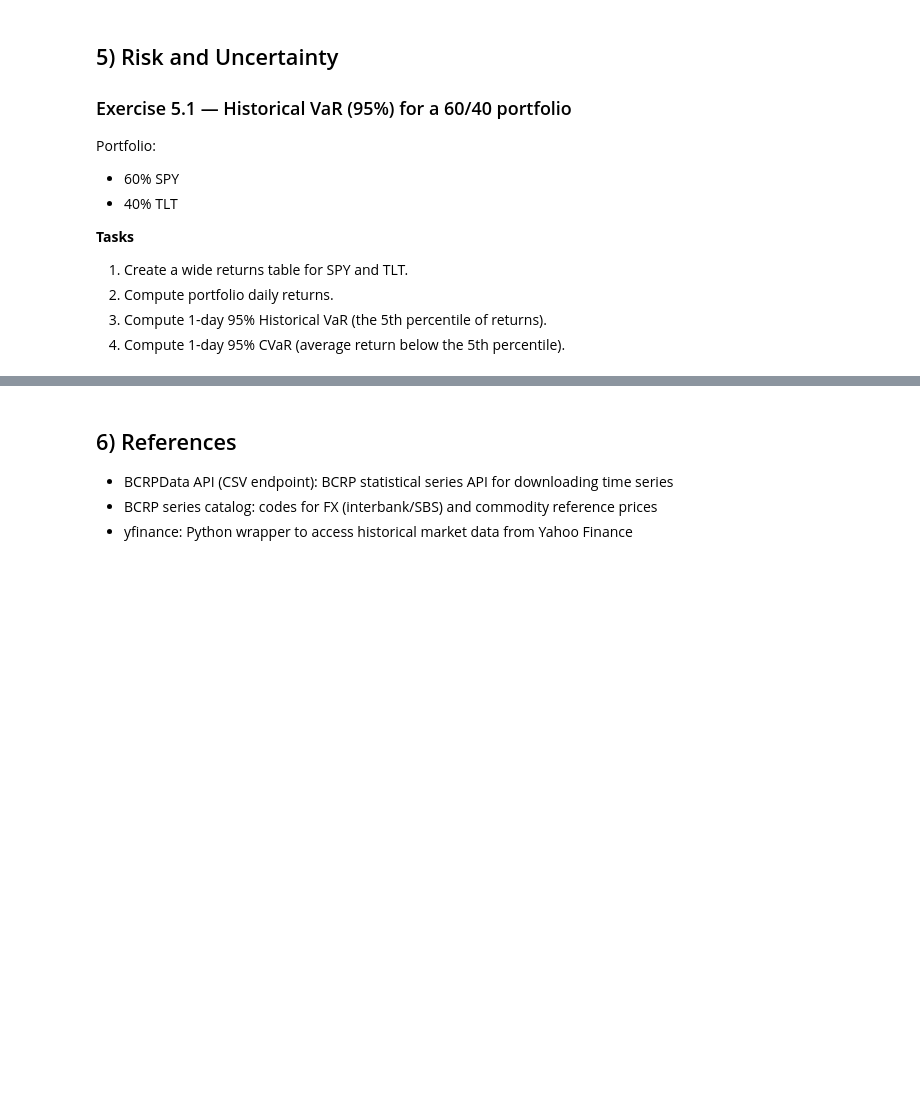
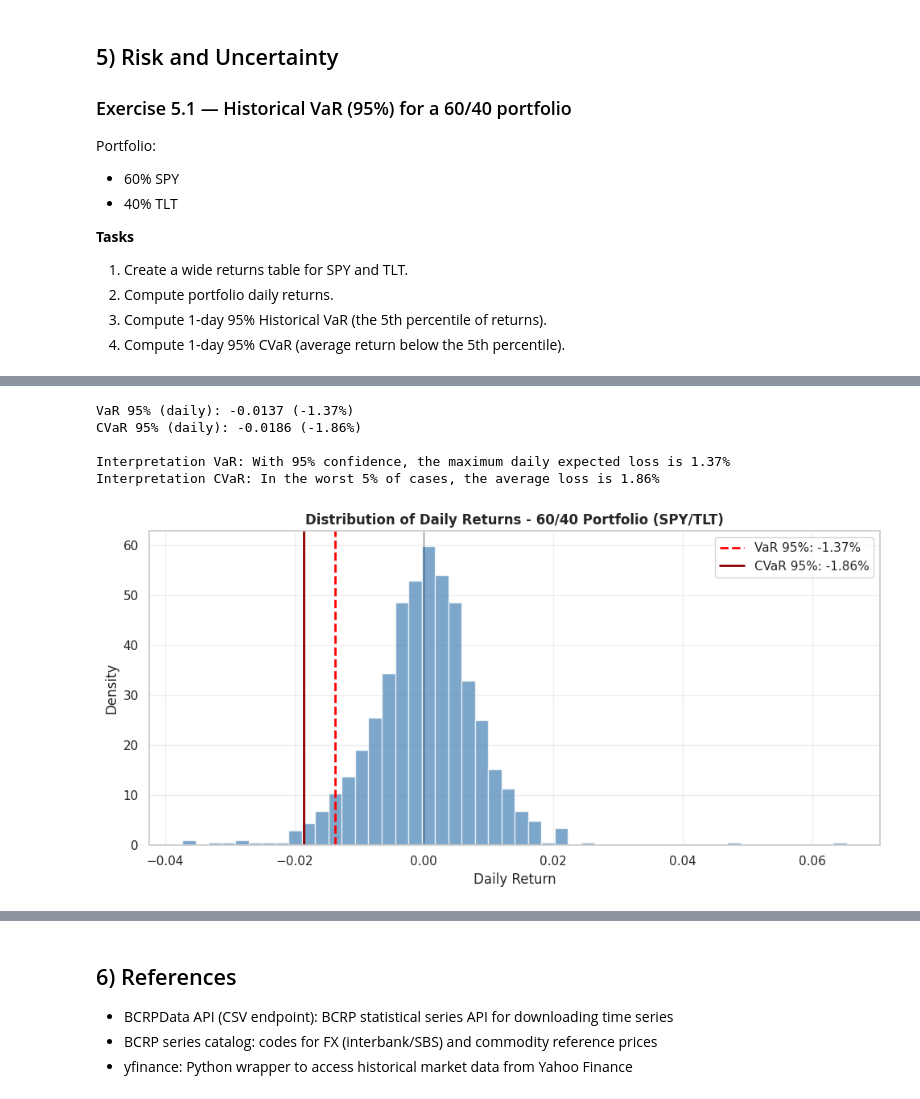
Before and after one commit to anzonyquispe/Python-for-Finance, a Jupyter notebook: homeworks/Assignment_3/Group 6.ipynb, the cells around one changed output, grey strips where cells are left out. Drawn from its saved outputs; the diff is of its cells as text; code cells hidden in the pictures; blank space fills up the shorter version.

```diff
--- a/homeworks/Assignment_3/Group 6.ipynb
+++ b/homeworks/Assignment_3/Group 6.ipynb
@@ -1961,3 +1971,18 @@ Portfolio:
 2. Compute portfolio daily returns.
 3. Compute 1-day 95% Historical VaR (the 5th percentile of returns).
 4. Compute 1-day 95% CVaR (average return below the 5th percentile).
+# %%
+# Step 1: Filter returns table to SPY and TLT columns
+df_returns_wide_sp = df_returns_wide[['SPY', 'TLT']].dropna()
+
+# Preview the returns table
+print("Returns table (first 10 days):")
+print(df_returns_wide_sp.head(10))
+
+# Step 2: Compute portfolio daily returns (60% SPY + 40% TLT)
+port_ret = 0.60 * df_returns_wide_sp['SPY'] + 0.40 * df_returns_wide_sp['TLT']
+
+# Preview portfolio returns
+print("\nPortfolio returns (first 10 days):")
+print(port_ret.head(10))
+print(f"\nTotal observations: {len(port_ret)}")
@@ -1963,0 +2007,42 @@ Portfolio:
+# %%
+# Step 3: Compute 1-day 95% Historical VaR (5th percentile of returns)
+var_95 = port_ret.quantile(0.05)
+
+# Step 4: Compute 1-day 95% CVaR (average return below the VaR threshold)
+cvar_95 = port_ret[port_ret <= var_95].mean()
+
+# Display results
+print(f"VaR 95% (daily): {var_95:.4f} ({var_95:.2%})")
+print(f"CVaR 95% (daily): {cvar_95:.4f} ({cvar_95:.2%})")
+print(f"\nInterpretation VaR: With 95% confidence, the maximum daily expected loss is {abs(var_95):.2%}")
+print(f"Interpretation CVaR: In the worst 5% of cases, the average loss is {abs(cvar_95):.2%}")
+
+# Visualization of VaR and CVaR
+plt.figure(figsize=(10, 5))
+
+# Plot histogram of portfolio returns
+plt.hist(port_ret, bins=50, color='steelblue', edgecolor='white', alpha=0.7, density=True)
+
+# Add vertical line for VaR (dashed red)
+plt.axvline(var_95, color='red', linewidth=2, linestyle='--', label=f'VaR 95%: {var_95:.2%}')
+
+# Add vertical line for CVaR (solid dark red)
+plt.axvline(cvar_95, color='darkred', linewidth=2, linestyle='-', label=f'CVaR 95%: {cvar_95:.2%}')
+
+# Add reference line at zero
+plt.axvline(0, color='black', linewidth=0.8, alpha=0.5)
+
+plt.title('Distribution of Daily Returns - 60/40 Portfolio (SPY/TLT)', fontweight='bold')
+plt.xlabel('Daily Return')
+plt.ylabel('Density')
+plt.legend()
+plt.grid(True, alpha=0.3)
+plt.tight_layout()
+plt.show()
+# %% [output]
+VaR 95% (daily): -0.0137 (-1.37%)
+CVaR 95% (daily): -0.0186 (-1.86%)
+
+Interpretation VaR: With 95% confidence, the maximum daily expected loss is 1.37%
+Interpretation CVaR: In the worst 5% of cases, the average loss is 1.86%
+[figure, added]
```
Also changed, not shown: parts of 22 cells of this notebook.
